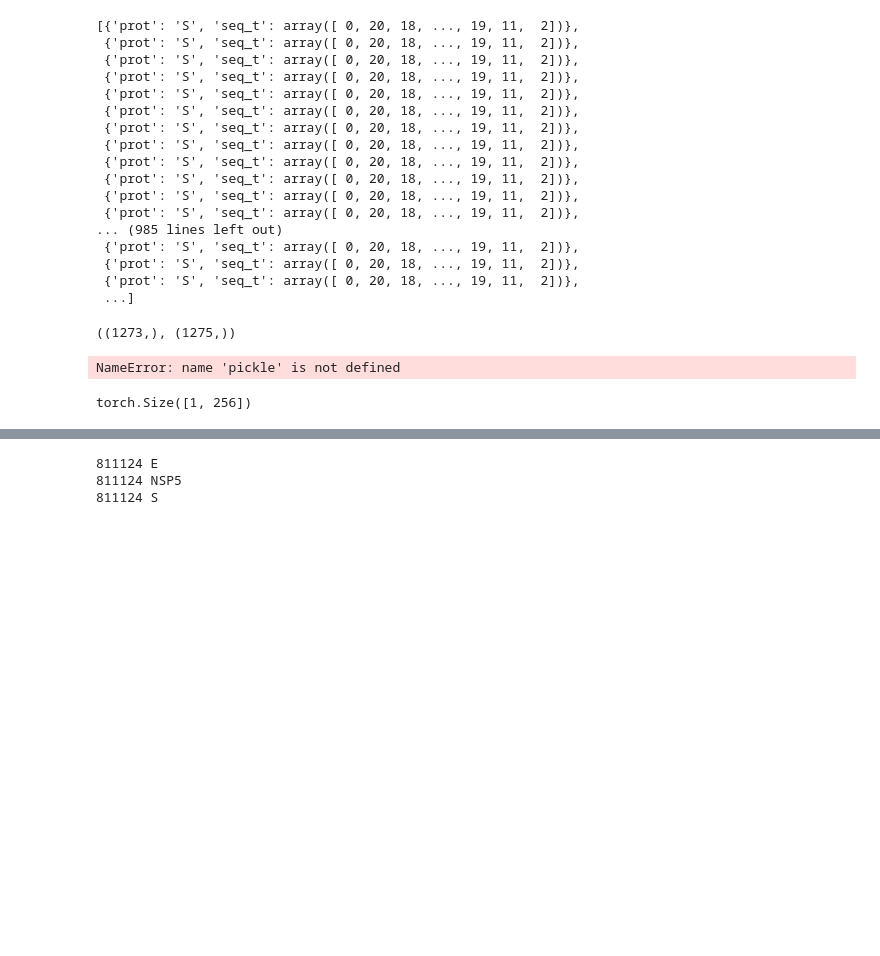
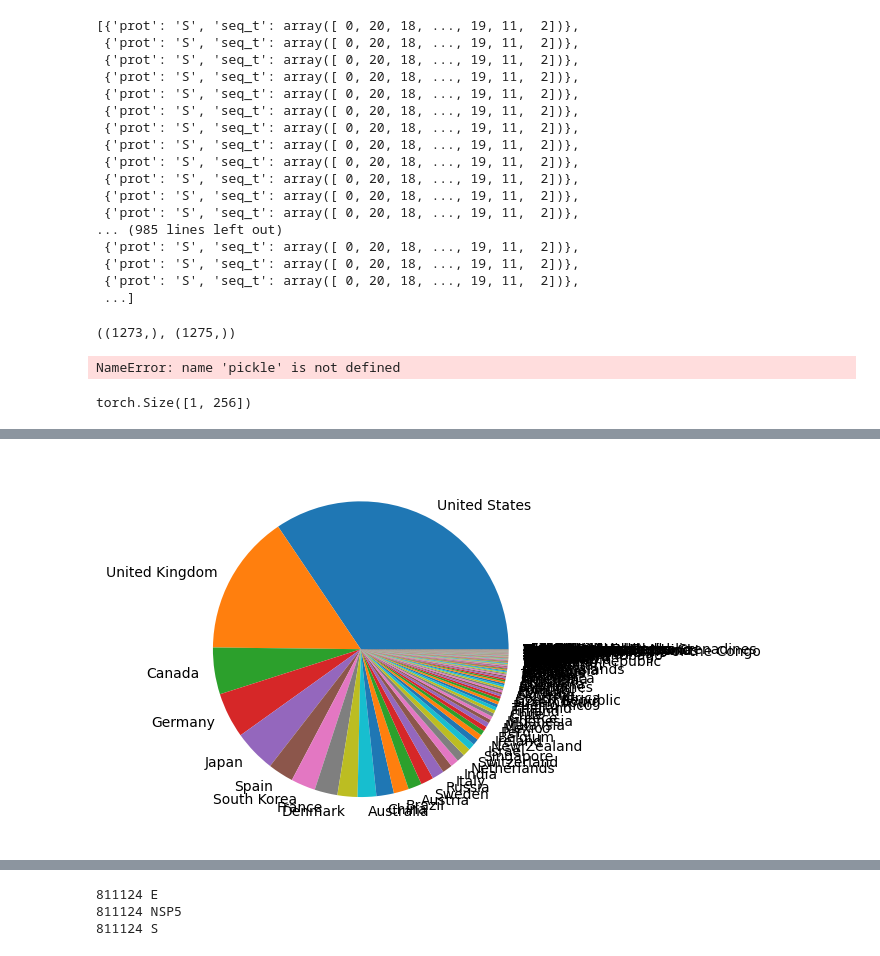
Before and after one commit to tyfei0216/evoModel, a Jupyter notebook: prepare_data.ipynb, the cells around one changed output, grey strips where cells are left out. Saved outputs shown, nothing was run; the diff lists cells and outputs as text; code cells hidden in the pictures; blank space fills up the shorter version.

```diff
--- a/prepare_data.ipynb
+++ b/prepare_data.ipynb
@@ -135 +180,5 @@ seqs = ioutils.readFasta("/data/tyfei/datasets/covid/nsp5_20211206_20241005_comm
 # seqs
+# %%
+import pandas as pd
+df = pd.read_csv("/data/tyfei/datasets/covid/full.csv", header=0, index_col=0)
+df.head()
@@ -135,0 +214,11 @@ seqs = ioutils.readFasta("/data/tyfei/datasets/covid/nsp5_20211206_20241005_comm
+# %%
+df.reindex(i).dropna()
+df["new country"] = df["country"].apply(lambda x: "United States" if x == "USA" else x)
+# %%
+import matplotlib.pyplot as plt
+import matplotlib
+matplotlib.rc('pdf', fonttype=42)
+plt.pie(df["new country"].value_counts(), labels=df["new country"].value_counts().index)
+plt.savefig("country.pdf")
+# %% [output]
+[figure, added]
```
Also changed, not shown: parts of 28 cells of this notebook, 7 other files.
